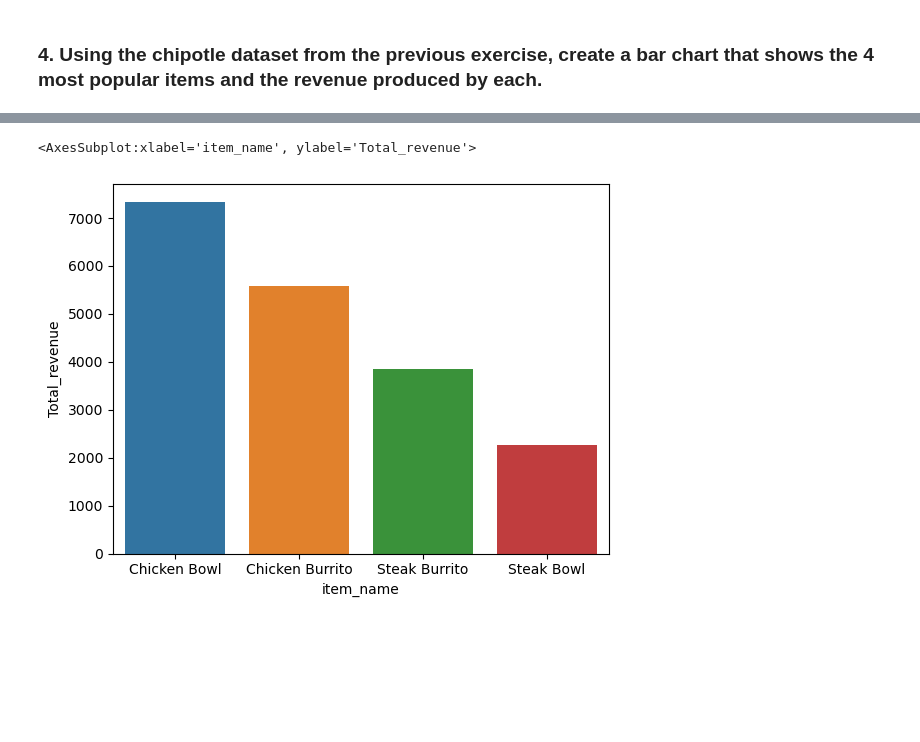
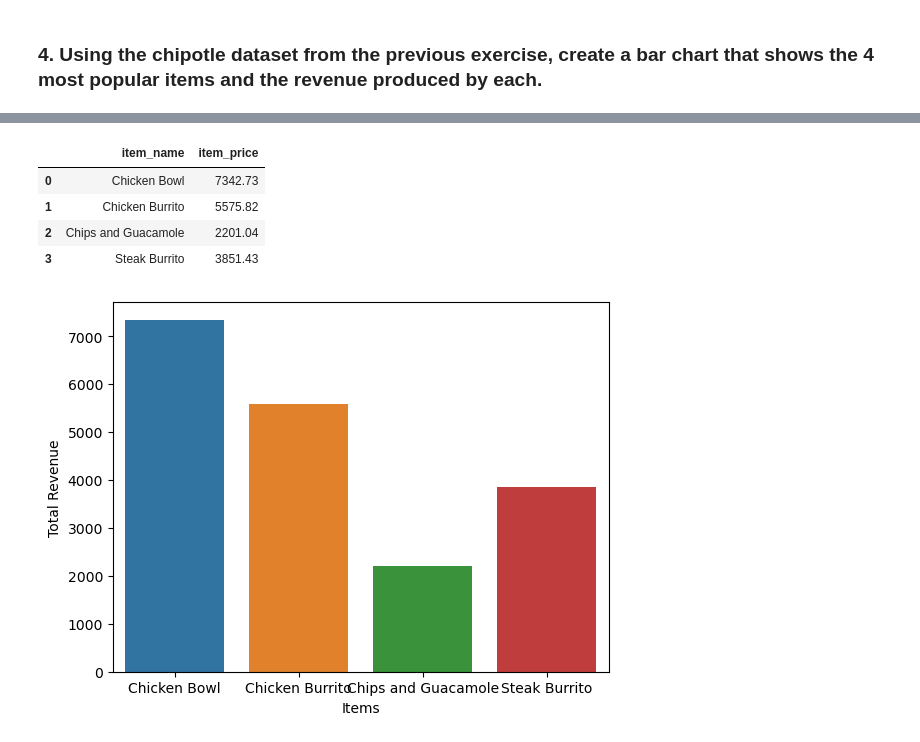
Before and after one commit to Jburch01/numpy-pandas-visualization-exercises, a Jupyter notebook: seaborn_exercises.ipynb, the cells around one changed output, grey strips where cells are left out. Saved outputs shown, nothing was run; the diff lists cells and outputs as text; code cells hidden in the pictures; blank space fills up the shorter version.

```diff
--- a/seaborn_exercises.ipynb
+++ b/seaborn_exercises.ipynb
@@ -265,5 +271,5 @@ df.item_price = df.item_price.str.strip('$').astype(float)
 # %%
-most_popular = df.groupby('item_name').item_price.sum().nlargest(4)
+most_popular = df.groupby('item_name').quantity.sum().nlargest(4)
 most_popular
 # %% [output]
 item_name
@@ -274,0 +281,4 @@ Name: item_price, dtype: float64
+# %%
+top = list(most_popular.index)
+# %%
+orders_top = df[df.item_name.isin(top)]
@@ -275,2 +301,9 @@ Name: item_price, dtype: float64
 # %%
-most_popular = most_popular.reset_index()
+top_items = orders_top.groupby(orders_top.item_name).item_price.sum().reset_index()
+top_items
+# %% [output]
+|  | item_name | item_price |
+| 0 | Chicken Bowl | 7342.73 |
+| 1 | Chicken Burrito | 5575.82 |
+| 2 | Chips and Guacamole | 2201.04 |
+| 3 | Steak Burrito | 3851.43 |
@@ -279,5 +310,7 @@ most_popular = most_popular.rename(columns={'item_price': "Total_revenue"})
 # %%
-sns.barplot(data=most_popular, x='item_name', y="Total_revenue")
+sns.barplot(data=top_items, x='item_name', y="item_price")
+plt.xlabel("Items")
+plt.ylabel('Total Revenue')
+plt.show()
 # %% [output]
-<AxesSubplot:xlabel='item_name', ylabel='Total_revenue'>
-[figure, old version]
+[figure, new version]
```
Also changed, not shown: parts of 14 cells of this notebook.
